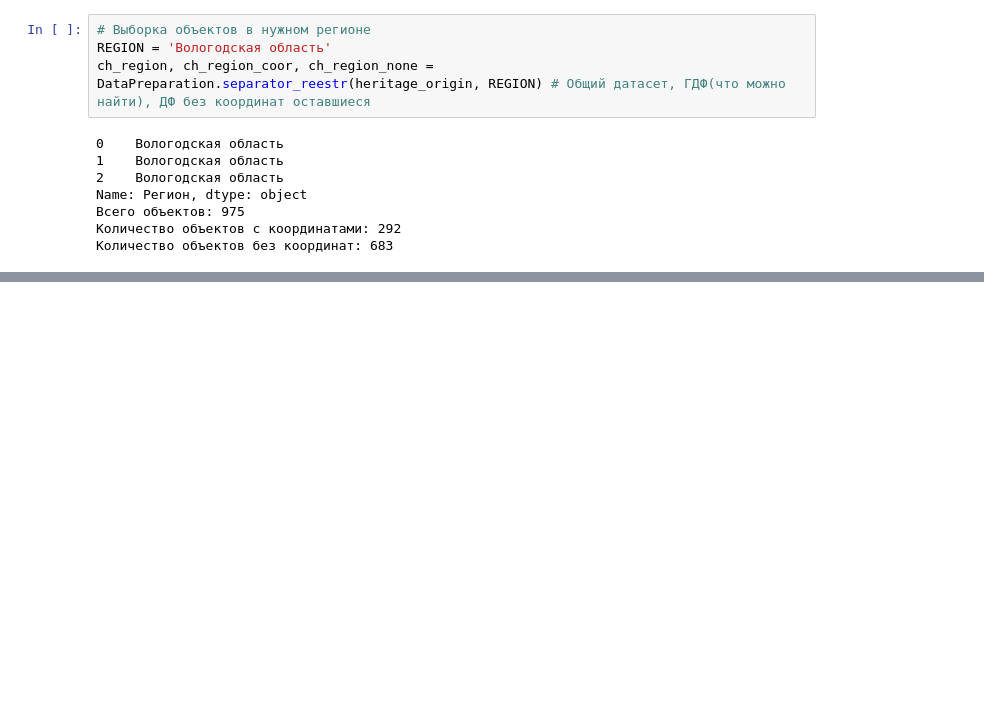
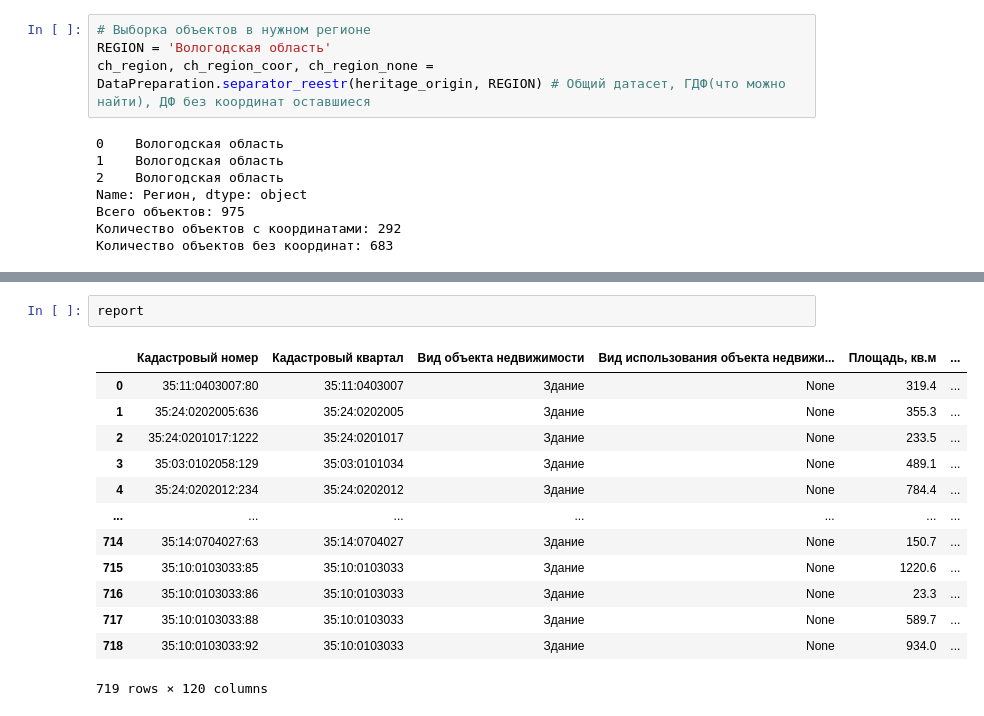
Before and after one commit to Niwauman/Method_for_analyzing_cultural_heritage_sites, a Jupyter notebook: work_in_progress.ipynb, the cells around one changed output, grey strips where cells are left out. Cells and saved outputs as stored; diff of their text form; blank space fills up the shorter version.

```diff
--- a/work_in_progress.ipynb
+++ b/work_in_progress.ipynb
@@ -29,0 +89,16 @@ Name: Регион, dtype: object
+# %%
+report
+# %% [output]
+|  | Кадастровый номер | Кадастровый квартал | Вид объекта недвижимости | Вид использования объекта недвижи... | Площадь, кв.м | ... |
+| 0 | 35:11:0403007:80 | 35:11:0403007 | Здание | None | 319.4 | ... |
+| 1 | 35:24:0202005:636 | 35:24:0202005 | Здание | None | 355.3 | ... |
+| 2 | 35:24:0201017:1222 | 35:24:0201017 | Здание | None | 233.5 | ... |
+| 3 | 35:03:0102058:129 | 35:03:0101034 | Здание | None | 489.1 | ... |
+| 4 | 35:24:0202012:234 | 35:24:0202012 | Здание | None | 784.4 | ... |
+| ... | ... | ... | ... | ... | ... | ... |
+| 714 | 35:14:0704027:63 | 35:14:0704027 | Здание | None | 150.7 | ... |
+| 715 | 35:10:0103033:85 | 35:10:0103033 | Здание | None | 1220.6 | ... |
+| 716 | 35:10:0103033:86 | 35:10:0103033 | Здание | None | 23.3 | ... |
+| 717 | 35:10:0103033:88 | 35:10:0103033 | Здание | None | 589.7 | ... |
+| 718 | 35:10:0103033:92 | 35:10:0103033 | Здание | None | 934.0 | ... |
+719 rows × 120 columns
```
Also changed, not shown: parts of 9 cells of this notebook.
